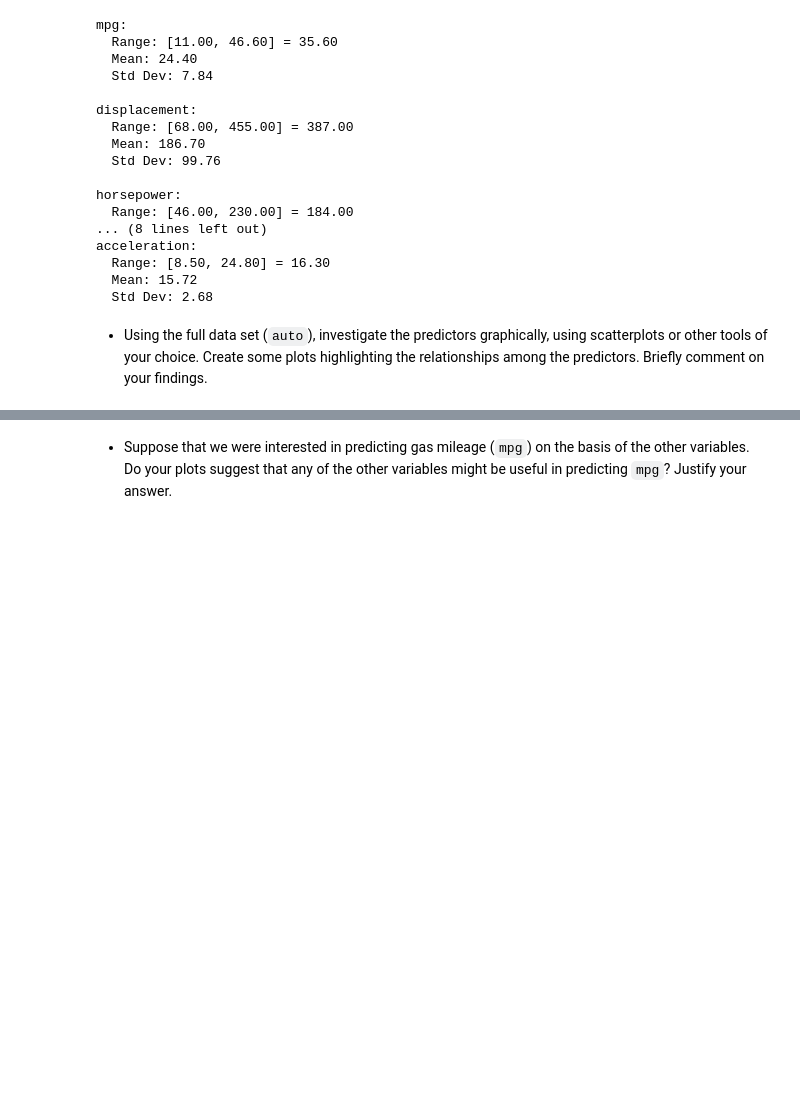
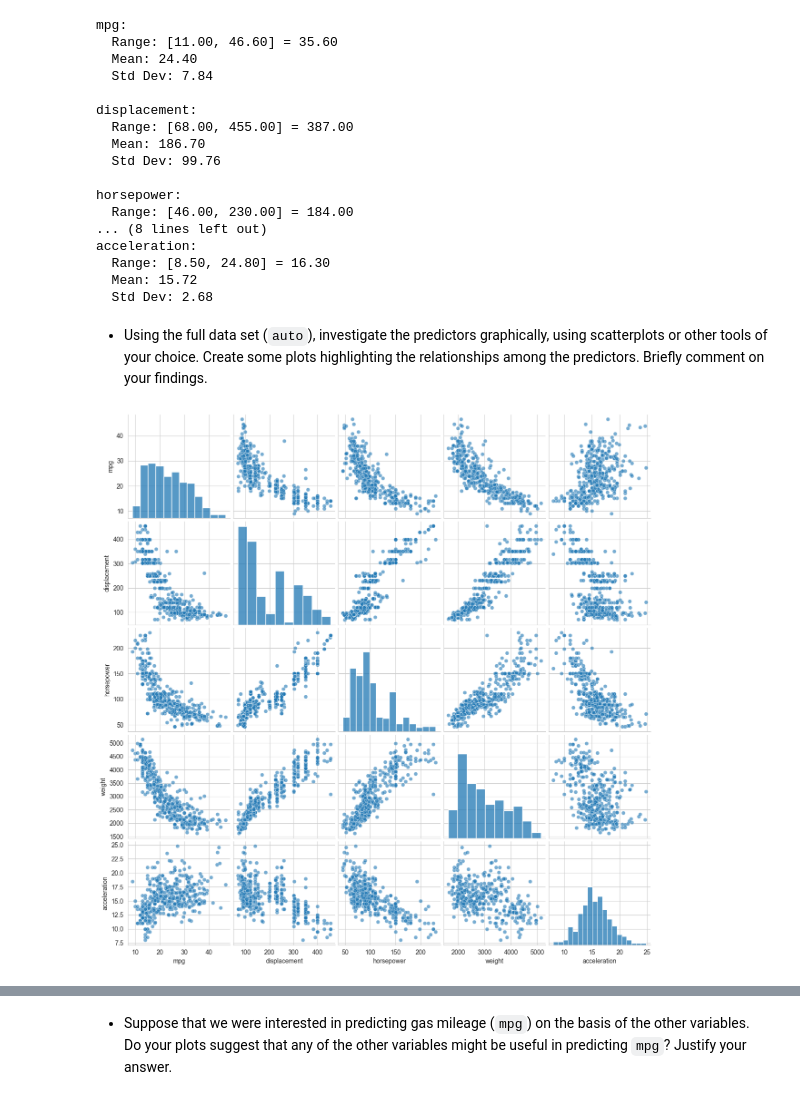
Before and after one commit to YashviKommidi/Machine_learning_26, a Jupyter notebook: KOMMIDI_HW2.ipynb, the cells around one changed output, grey strips where cells are left out. Drawn from its saved outputs; the diff is of its cells as text; code cells hidden in the pictures; blank space fills up the shorter version.

```diff
--- a/KOMMIDI_HW2.ipynb
+++ b/KOMMIDI_HW2.ipynb
@@ -638,6 +638,10 @@ acceleration:
 # %% [markdown]
 - Using the full data set (`auto`), investigate the predictors graphically, using scatterplots or other tools of your choice. Create some plots highlighting the relationships among the predictors. Briefly comment on your findings.
 # %%
-# BEGIN SOLUTION
+import seaborn as sns
 
-# END SOLUTION
+# creating a scatterplot matrix between each of the predictors using seaborn
+sns.pairplot(auto, vars=quantitative_pred, diag_kind='hist', plot_kws={'alpha': 0.6})
+plt.show()
+# %% [output]
+[figure, added]
```
Also changed, not shown: parts of 4 cells of this notebook.
